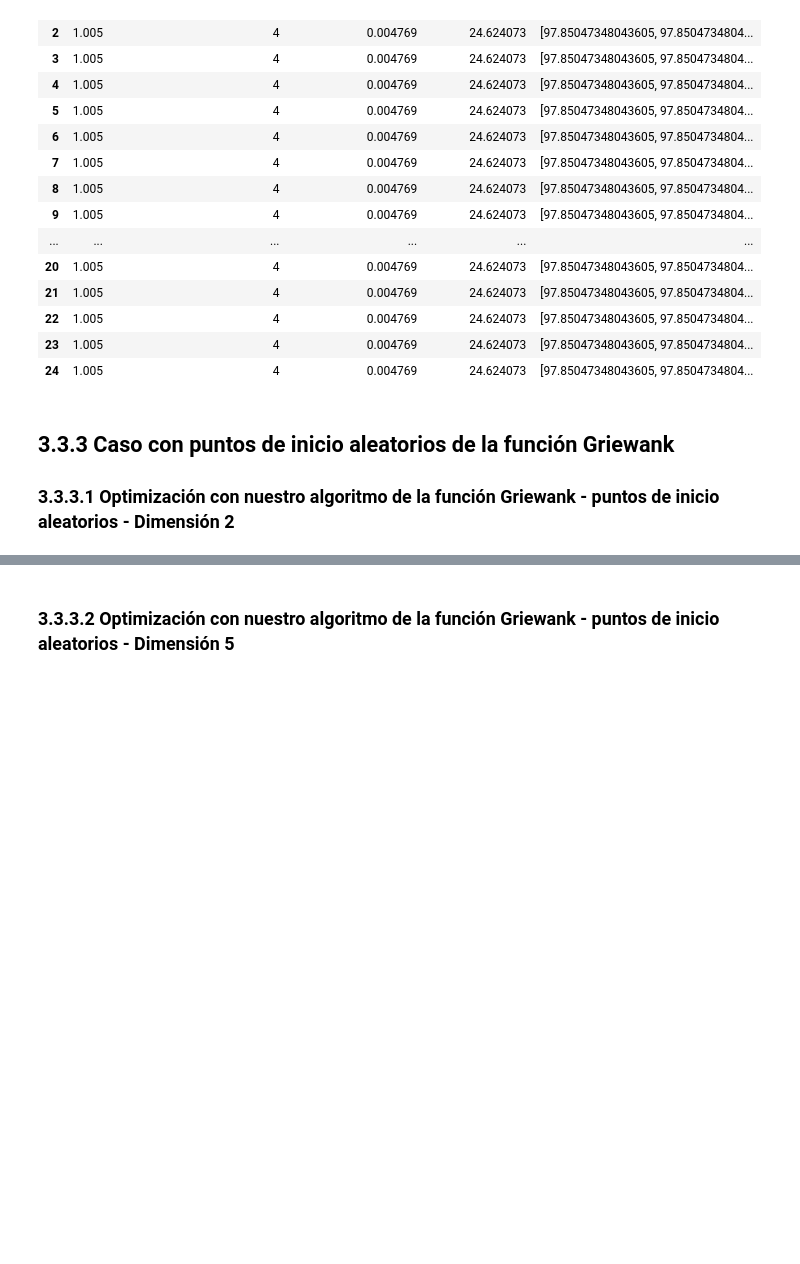
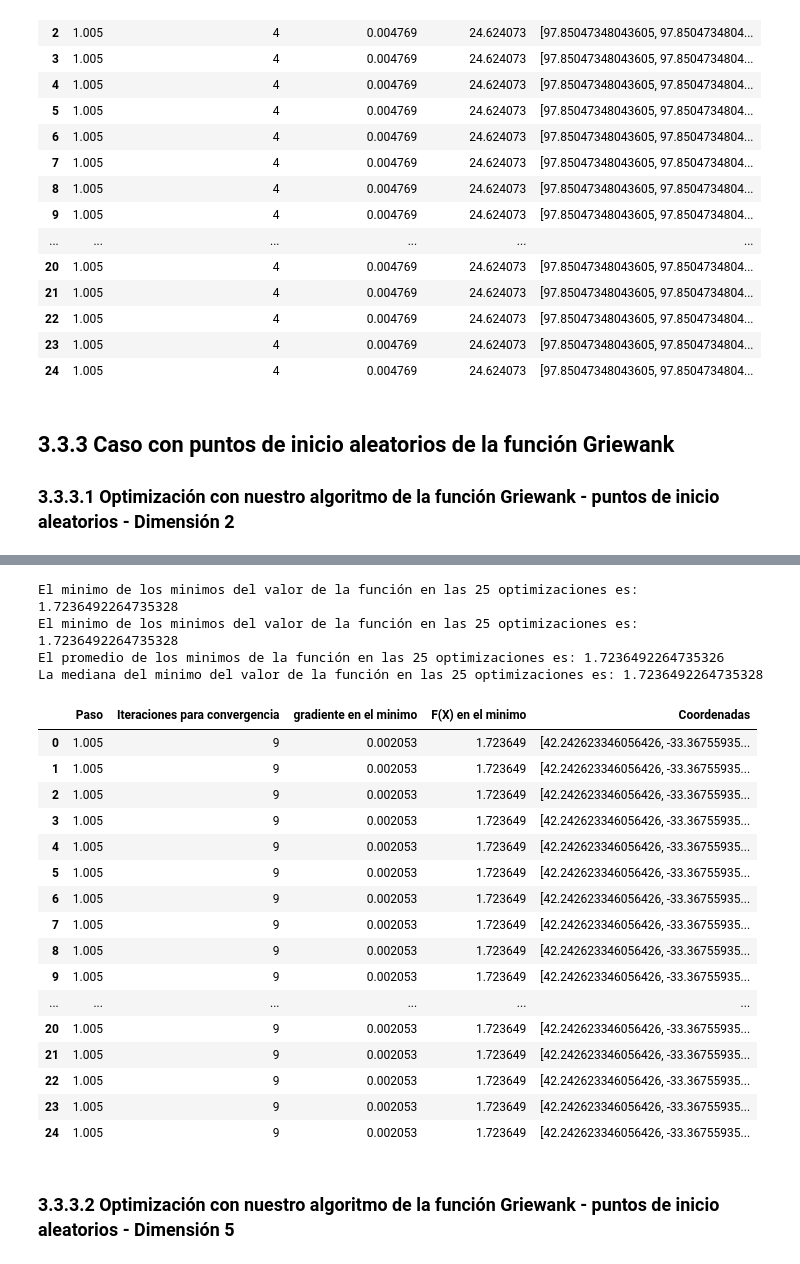
Before and after one commit to efvillar/Quasi-Newton-BFGS, a Jupyter notebook: Tarea_Programacion_1-Optimizacion_BFGS.ipynb, the cells around one changed output, grey strips where cells are left out. Cells and saved outputs as stored; diff of their text form; code cells hidden in the pictures; blank space fills up the shorter version.

```diff
--- a/Tarea_Programacion_1-Optimizacion_BFGS.ipynb
+++ b/Tarea_Programacion_1-Optimizacion_BFGS.ipynb
@@ -1362,10 +1363,32 @@ array([50.02886299, 97.77221778])
 # %%
-Griewank2_min, Griewank2_max, Griewank2_prom, Griewank2_med, Griewank2_datos = evaluador(fN_griewank, GRI_X0_2, 1.005, 25)
-print (f"El minimo de los minimos del valor de la función en las 25 optimizaciones es: {Griewank2_min}")
-print ("El minimo de los minimos del valor de la función en las 25 optimizaciones es: {}".format(Griewank2_max))
-print ("El promedio de los minimos de la función en las 25 optimizaciones es: " + str(Griewank2_prom))
-print ((f"La mediana del minimo del valor de la función en las 25 optimizaciones es: {Griewank2_med}"))
-Griewank2_datos
+Griewank2A_min, Griewank2A_max, Griewank2A_prom, Griewank2A_med, Griewank2A_datos = evaluador(fN_griewank, GRI_X0_2A, 1.005, 25)
+print (f"El minimo de los minimos del valor de la función en las 25 optimizaciones es: {Griewank2A_min}")
+print ("El minimo de los minimos del valor de la función en las 25 optimizaciones es: {}".format(Griewank2A_max))
+print ("El promedio de los minimos de la función en las 25 optimizaciones es: " + str(Griewank2A_prom))
+print ((f"La mediana del minimo del valor de la función en las 25 optimizaciones es: {Griewank2A_med}"))
+Griewank2A_datos
+# %% [output]
+El minimo de los minimos del valor de la función en las 25 optimizaciones es: 1.7236492264735328
+El minimo de los minimos del valor de la función en las 25 optimizaciones es: 1.7236492264735328
+El promedio de los minimos de la función en las 25 optimizaciones es: 1.7236492264735326
+La mediana del minimo del valor de la función en las 25 optimizaciones es: 1.7236492264735328
+|  | Paso | Iteraciones para convergencia | gradiente en el minimo | F(X) en el minimo | Coordenadas |
+| 0 | 1.005 | 9 | 0.002053 | 1.723649 | [42.242623346056426, -33.36755935... |
+| 1 | 1.005 | 9 | 0.002053 | 1.723649 | [42.242623346056426, -33.36755935... |
+| 2 | 1.005 | 9 | 0.002053 | 1.723649 | [42.242623346056426, -33.36755935... |
+| 3 | 1.005 | 9 | 0.002053 | 1.723649 | [42.242623346056426, -33.36755935... |
+| 4 | 1.005 | 9 | 0.002053 | 1.723649 | [42.242623346056426, -33.36755935... |
+| 5 | 1.005 | 9 | 0.002053 | 1.723649 | [42.242623346056426, -33.36755935... |
+| 6 | 1.005 | 9 | 0.002053 | 1.723649 | [42.242623346056426, -33.36755935... |
+| 7 | 1.005 | 9 | 0.002053 | 1.723649 | [42.242623346056426, -33.36755935... |
+| 8 | 1.005 | 9 | 0.002053 | 1.723649 | [42.242623346056426, -33.36755935... |
+| 9 | 1.005 | 9 | 0.002053 | 1.723649 | [42.242623346056426, -33.36755935... |
+| ... | ... | ... | ... | ... | ... |
+| 20 | 1.005 | 9 | 0.002053 | 1.723649 | [42.242623346056426, -33.36755935... |
+| 21 | 1.005 | 9 | 0.002053 | 1.723649 | [42.242623346056426, -33.36755935... |
+| 22 | 1.005 | 9 | 0.002053 | 1.723649 | [42.242623346056426, -33.36755935... |
+| 23 | 1.005 | 9 | 0.002053 | 1.723649 | [42.242623346056426, -33.36755935... |
+| 24 | 1.005 | 9 | 0.002053 | 1.723649 | [42.242623346056426, -33.36755935... |
 # %% [markdown]
 ### 3.3.3.2 Optimización con nuestro algoritmo de la función Griewank - puntos de inicio aleatorios - Dimensión 5
 # %%
```
Also changed, not shown: parts of 42 cells of this notebook.
